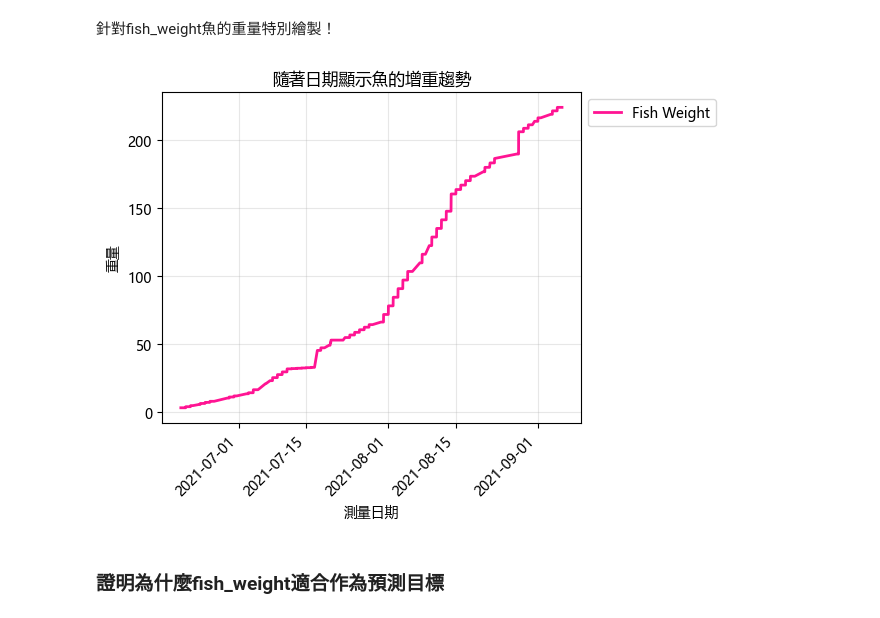
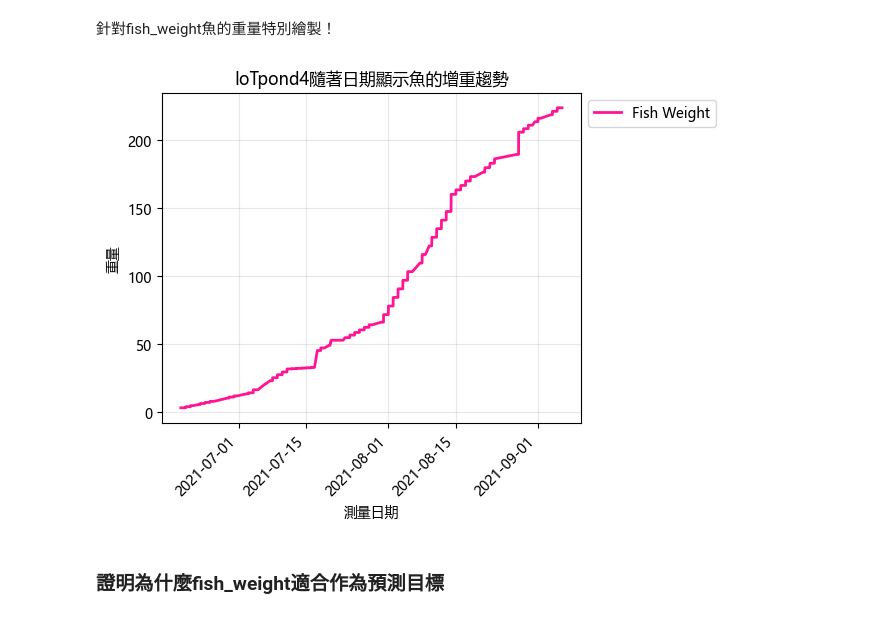
Before and after one commit to AcerPing/xLSTM_TransferLearning, a Jupyter notebook: preprocess/source/FishAquaponics_IoTpond4/FishAquaponics_IoTpond4.ipynb, the cells around one changed output. Cells and saved outputs as stored; diff of their text form; code cells hidden in the pictures.

Commit message:
FishAquaponics_IoTpond4資料前處理

```diff
--- a/preprocess/source/FishAquaponics_IoTpond4/FishAquaponics_IoTpond4.ipynb
+++ b/preprocess/source/FishAquaponics_IoTpond4/FishAquaponics_IoTpond4.ipynb
@@ -349,6 +367,7 @@ for col in df.columns:
 # %% [markdown]
 <p> 對數據進行修正（Data Correction），處理數據中的異常值，將不合理的數據限制在一個合理的範圍內，避免極端值對分析或模型訓練造成負面影響。 </p>
 # %%
-# 有筆溫度為-127，不合理，刪除該筆資料。刪除不合理的溫度(異常值)。
-df = df[df['temperature'] != -127]
-df
+# temperature或許為不可控變因，因此這邊先暫時略過，不再考慮。
+# # 有筆溫度為-127，不合理，刪除該筆資料。刪除不合理的溫度(異常值)。
+# df = df[df['temperature'] != -127]
+# df
@@ -370,4 +374,5 @@ df
 # %%
-# 有筆魚身長度為36526，不合理，刪除該筆資料。
-df = df[df['fish_length'] != 36526]
-df
+# fish_length為不可控變因，因此這邊先暫時略過，不再考慮。
+# # 有筆魚身長度為36526，不合理，刪除該筆資料。
+# df = df[df['fish_length'] != 36526]
+# df
@@ -389,6 +379,6 @@ df
 # %%
-#correcting data
-df['temperature'].loc[df['temperature'] < 20] = 20 # 將溫度低於 20 的值修正為 20，避免溫度過低可能導致分析錯誤。
+# correcting data
+# df['temperature'].loc[df['temperature'] < 20] = 20 # 將溫度低於 20 的值修正為 20，避免溫度過低可能導致分析錯誤。
 df['ph'].loc[df['ph'] > 12] = 12  # 將 pH 值高於 12 的值修正為 12
 df['ph'].loc[df['ph'] < 5] = 5  # 將 pH 值低於 5 的值修正為 5
 df['ammonia'].loc[df['ammonia'] > 10] = 10 # 將氨濃度大於 10 的值修正為 10
@@ -432,0 +420,5 @@ See the caveats in the documentation: https://pandas.pydata.org/pandas-docs/stab
+# %%
+# 對 ph 篩除異常值。
+df = df[df['ph'] != 5]
+df = df[df['ph'] != 12]
+df
@@ -576,25 +577,25 @@ visualize_df(df, df.index)
 # %%
 plt.plot(df.index, df['fish_weight'], color='deeppink', linewidth=2, label='Fish Weight')
 
 # 设置图表标题和标签
-plt.title('隨著日期顯示魚的增重趨勢')
+plt.title('IoTpond4隨著日期顯示魚的增重趨勢')
 
 # 修正 x 軸
 plt.gcf().autofmt_xdate()  # 自動調整日期格式和角度
 plt.xticks(rotation=45)    # 將 x 軸標籤旋轉 45 度以避免重疊
 plt.xlabel('測量日期')
 
 plt.ylabel('重量')
 plt.legend(loc='best', bbox_to_anchor=(1, 1))  # Moves the legend outside the plot
 plt.grid(True, alpha=0.3)  # 显示网格
 plt.xticks()  # 日期标签旋转，便于阅读 #rotation=45
 
 # 显示图形
 plt.tight_layout()
 plt.savefig('feature/IoTpond4 Fish Weight Growth Trend.png', bbox_inches='tight') # 儲存圖表，並且自動調整圖表的邊界，去除多餘的空白區域。
 plt.show()
 # %% [output]
-[figure, old version]
+[figure, new version]
 # %% [markdown]
 <h3> 證明為什麼fish_weight適合作為預測目標 </h3>
 # %% [markdown]
```
Also changed, not shown: parts of 31 cells of this notebook, 15 other files.
